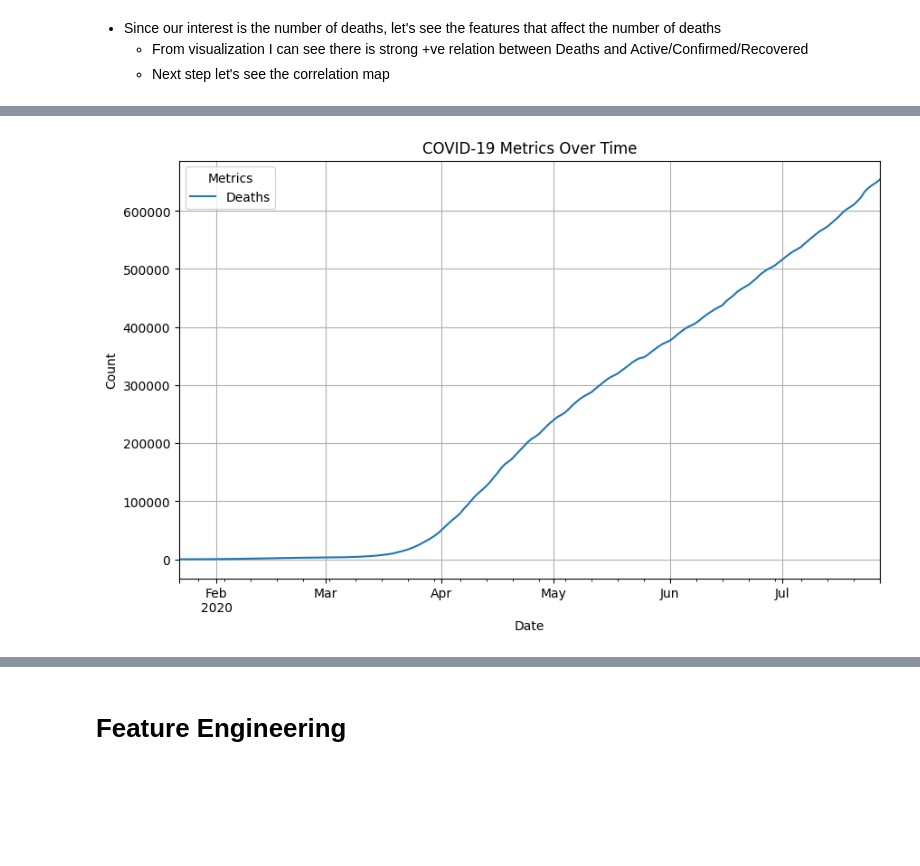
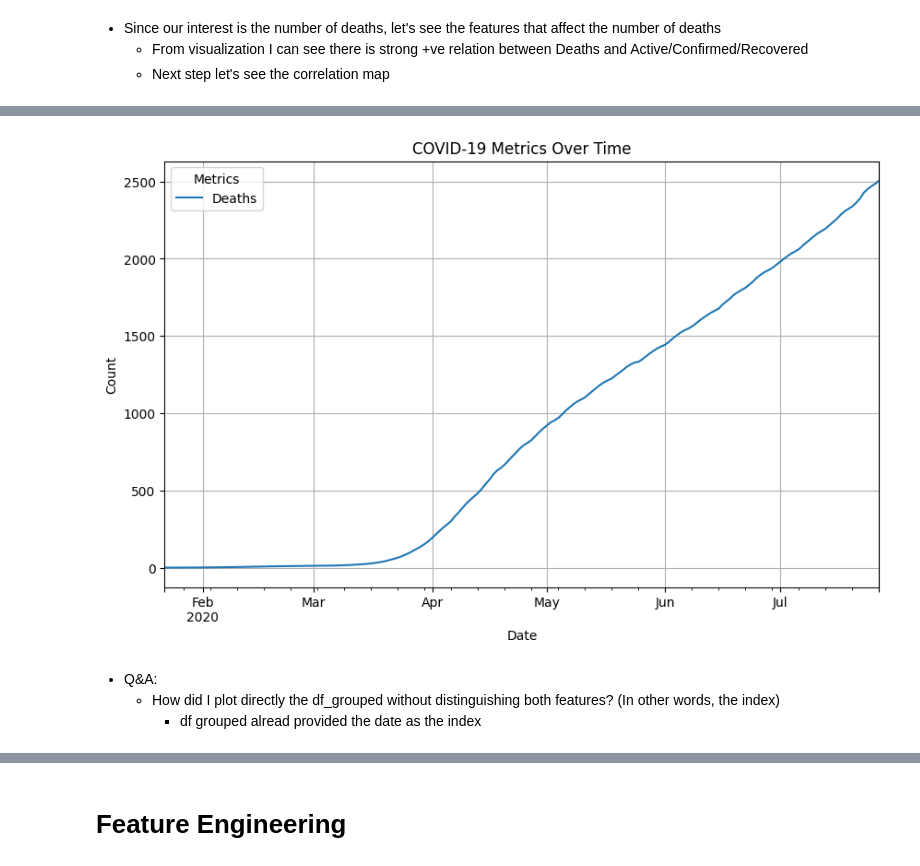
Before and after one commit to AIBabyTeaching/MACHINE-LEARNING-FEB-2025, a Jupyter notebook: LabWeek2&3&5.ipynb, the cells around one changed output, grey strips where cells are left out. Saved outputs shown, nothing was run; the diff lists cells and outputs as text; code cells hidden in the pictures; blank space fills up the shorter version.

```diff
--- a/LabWeek2&3.ipynb
+++ b/LabWeek2&3&5.ipynb
@@ -280,15 +352,19 @@ sns.heatmap(df.select_dtypes(include=['int64', 'float64']).corr(),
 # %%
-df_grouped = df.groupby('Date')[['Deaths']].sum() # Group the data by date and sum the values for each metric
+df_grouped = df.groupby('Date')[['Deaths']].mean() # Group the data by date and sum the values for each  ( + index by date)
 
 # Plot all the metrics on the same axes
 df_grouped.plot(figsize=(10,
                          6)) # plt.plot!
 plt.xlabel("Date")
 plt.ylabel("Count")
 plt.title("COVID-19 Metrics Over Time")
 plt.legend(title="Metrics")
 plt.grid()
 plt.show()
 # %% [output]
-[figure, old version]
+[figure, new version]
+# %% [markdown]
+- Q&A:
+    - How did I plot directly the df_grouped without distinguishing both features? (In other words, the index)
+        - df grouped alread provided the date as the index
 # %%
```
Also changed, not shown: parts of 52 cells of this notebook, 1 other file.
